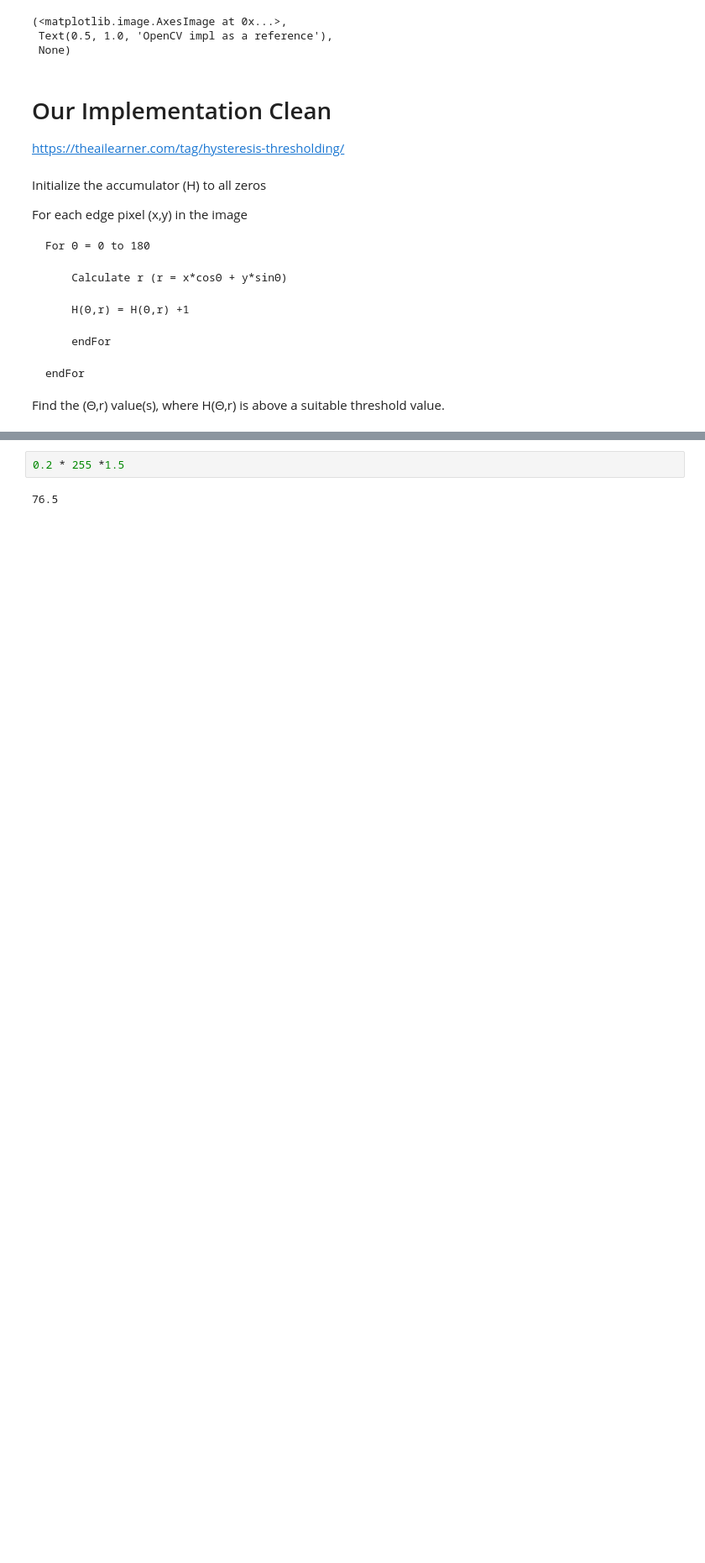
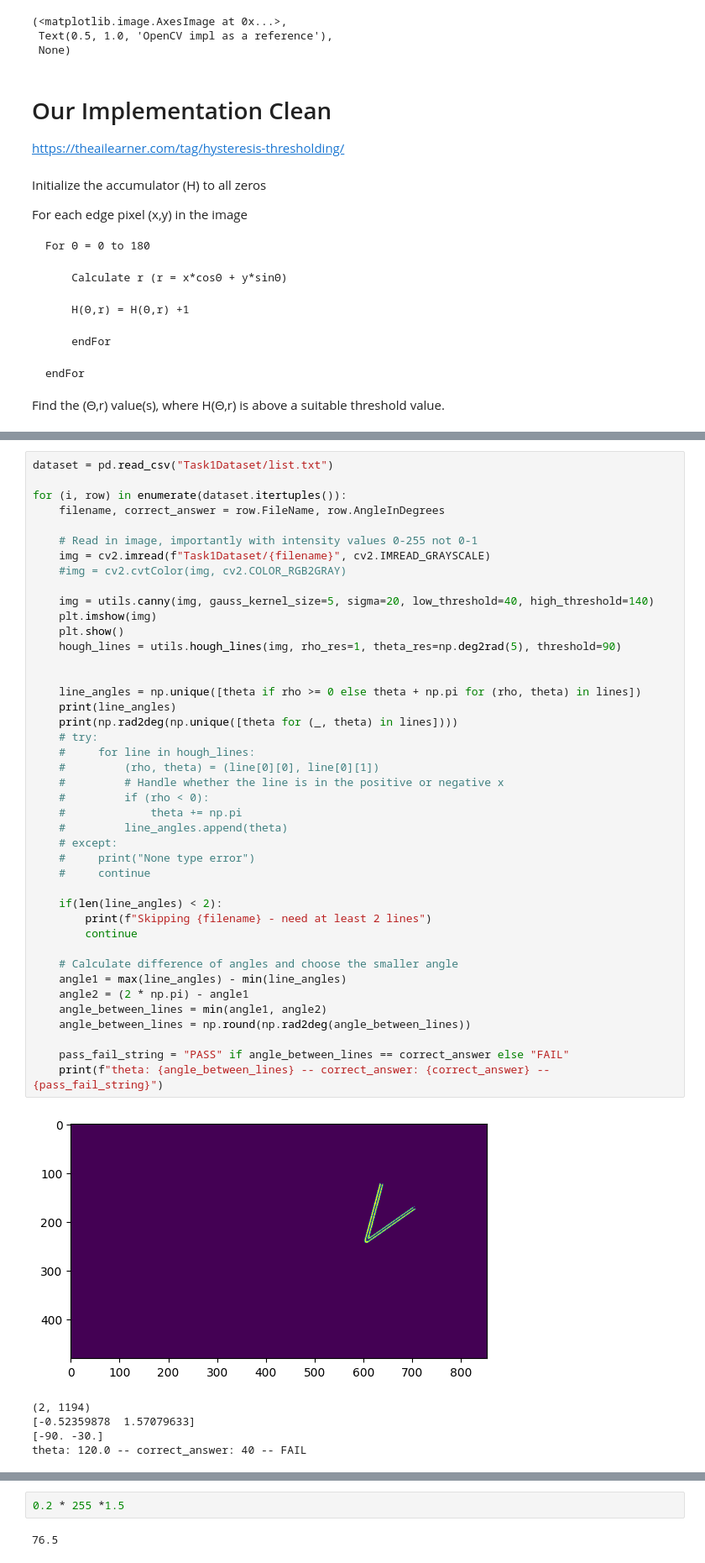
Before and after one commit to coeus-uk/computer-vision, a Jupyter notebook: Task1.ipynb, the cells around one changed output, grey strips where cells are left out. Shown at 84% size. Cells and saved outputs as stored; diff of their text form; blank space fills up the shorter version.

```diff
--- a/Task1.ipynb
+++ b/Task1.ipynb
@@ -76,0 +81,48 @@ cv2.destroyAllWindows()
+# %%
+dataset = pd.read_csv("Task1Dataset/list.txt")
+
+for (i, row) in enumerate(dataset.itertuples()):
+    filename, correct_answer = row.FileName, row.AngleInDegrees
+
+    # Read in image, importantly with intensity values 0-255 not 0-1
+    img = cv2.imread(f"Task1Dataset/{filename}", cv2.IMREAD_GRAYSCALE)
+    #img = cv2.cvtColor(img, cv2.COLOR_RGB2GRAY)
+
+    img = utils.canny(img, gauss_kernel_size=5, sigma=20, low_threshold=40, high_threshold=140)
+    plt.imshow(img)
+    plt.show()
+    hough_lines = utils.hough_lines(img, rho_res=1, theta_res=np.deg2rad(5), threshold=90)
+
+
+    line_angles = np.unique([theta if rho >= 0 else theta + np.pi for (rho, theta) in lines])
+    print(line_angles)
+    print(np.rad2deg(np.unique([theta for (_, theta) in lines])))
+    # try:
+    #     for line in hough_lines:
+    #         (rho, theta) = (line[0][0], line[0][1])
+    #         # Handle whether the line is in the positive or negative x
+    #         if (rho < 0):
+    #             theta += np.pi
+    #         line_angles.append(theta)
+    # except:
+    #     print("None type error")
+    #     continue
+
+    if(len(line_angles) < 2):
+        print(f"Skipping {filename} - need at least 2 lines")
+        continue
+
+    # Calculate difference of angles and choose the smaller angle
+    angle1 = max(line_angles) - min(line_angles)
+    angle2 = (2 * np.pi) - angle1
+    angle_between_lines = min(angle1, angle2)
+    angle_between_lines = np.round(np.rad2deg(angle_between_lines))
+
+    pass_fail_string = "PASS" if angle_between_lines == correct_answer else "FAIL"
+    print(f"theta: {angle_between_lines} -- correct_answer: {correct_answer} -- {pass_fail_string}")
+# %% [output]
+[figure, added]
+(2, 1194)
+[-0.52359878  1.57079633]
+[-90. -30.]
+theta: 120.0 -- correct_answer: 40 -- FAIL
```
Also changed, not shown: parts of 5 cells of this notebook, 1 other file.
